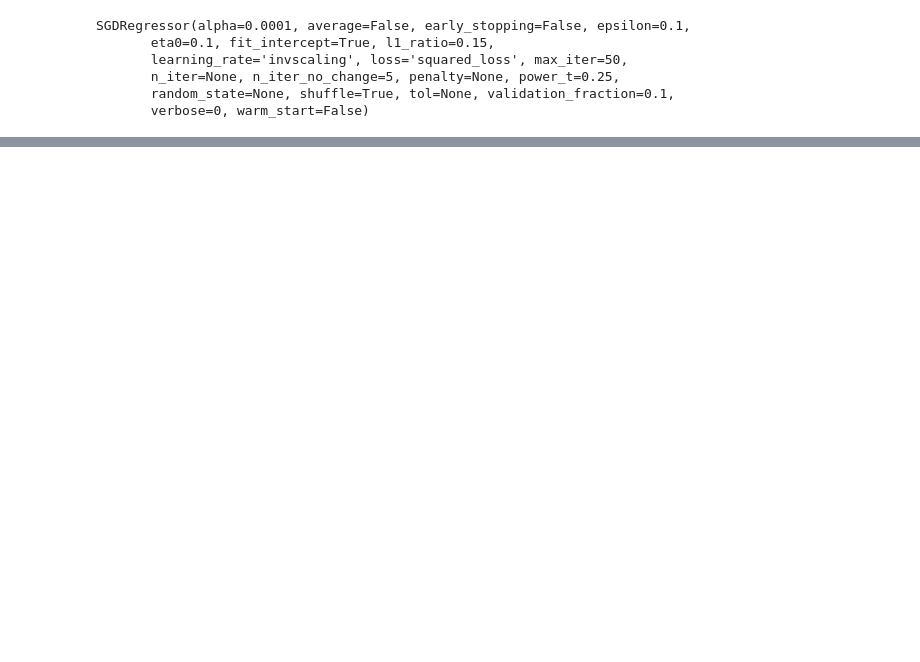
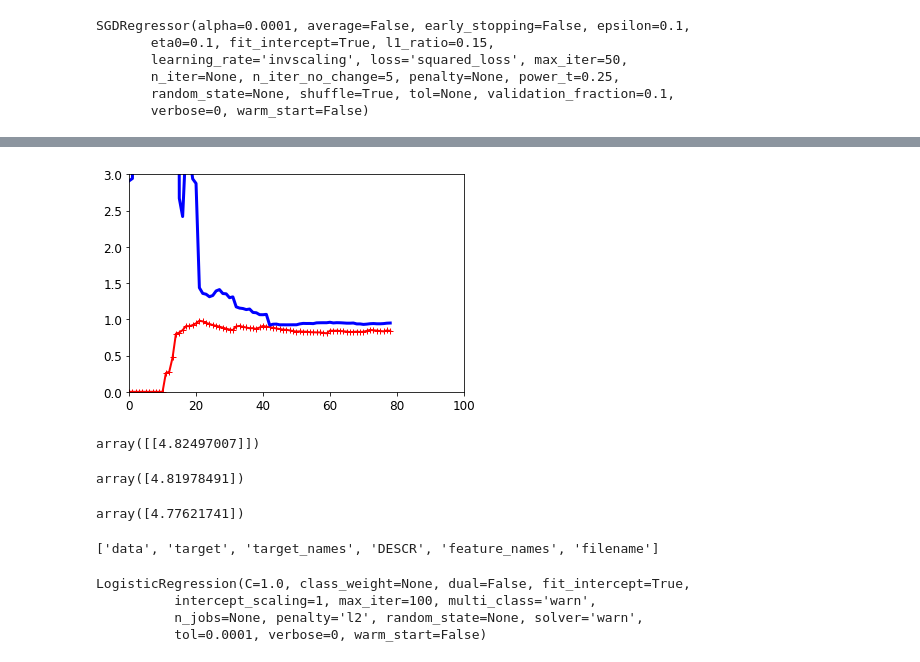
Before and after one commit to mrhjs225/Learning_language, a Jupyter notebook: ml/Ch4.ipynb, the cells around one changed output, grey strips where cells are left out. Cells and saved outputs as stored; diff of their text form; code cells hidden in the pictures; blank space fills up the shorter version.

```diff
--- a/ml/Ch4.ipynb
+++ b/ml/Ch4.ipynb
@@ -113,0 +170,32 @@ sgd_reg.intercept_, sgd_reg.coef_
+# %%
+from sklearn.pipeline import Pipeline
+
+polynomial_regression = Pipeline([
+    ("poly_features", PolynomialFeatures(degree=10, include_bias=False)),
+    ("lin_reg", LinearRegression()),
+])
+plot_learning_curves(polynomial_regression, X, y)
+plt.axis([0, 100, 0, 3])           # 책에는 빠짐
+plt.show()                        # 책에는 빠짐
+# %% [output]
+[figure, added]
+# %%
+from sklearn.linear_model import Ridge
+ridge_reg = Ridge(alpha=1, solver="cholesky", random_state=42)
+ridge_reg.fit(X, y)
+ridge_reg.predict([[1.5]])
+# %% [output]
+array([[4.82497007]])
+# %%
+sgd_reg = SGDRegressor(max_iter=50, penalty="l2", tol=1e-3, random_state=42)
+sgd_reg.fit(X, y.ravel())
+sgd_reg.predict([[1.5]])
+# %% [output]
+array([4.81978491])
+# %%
+from sklearn.linear_model import Lasso
+lasso_reg = Lasso(alpha=0.1)
+lasso_reg.fit(X, y)
+lasso_reg.predict([[1.5]])
+# %% [output]
+array([4.77621741])
@@ -113,0 +228,6 @@ sgd_reg.intercept_, sgd_reg.coef_
+# %%
+from sklearn import datasets
+iris = datasets.load_iris()
+list(iris.keys())
+# %% [output]
+['data', 'target', 'target_names', 'DESCR', 'feature_names', 'filename']
@@ -113,0 +237,10 @@ sgd_reg.intercept_, sgd_reg.coef_
+# %%
+from sklearn.linear_model import LogisticRegression
+
+log_reg = LogisticRegression()
+log_reg.fit(X, y)
+# %% [output]
+LogisticRegression(C=1.0, class_weight=None, dual=False, fit_intercept=True,
+          intercept_scaling=1, max_iter=100, multi_class='warn',
+          n_jobs=None, penalty='l2', random_state=None, solver='warn',
+          tol=0.0001, verbose=0, warm_start=False)
```
Also changed, not shown: parts of 20 cells of this notebook.
